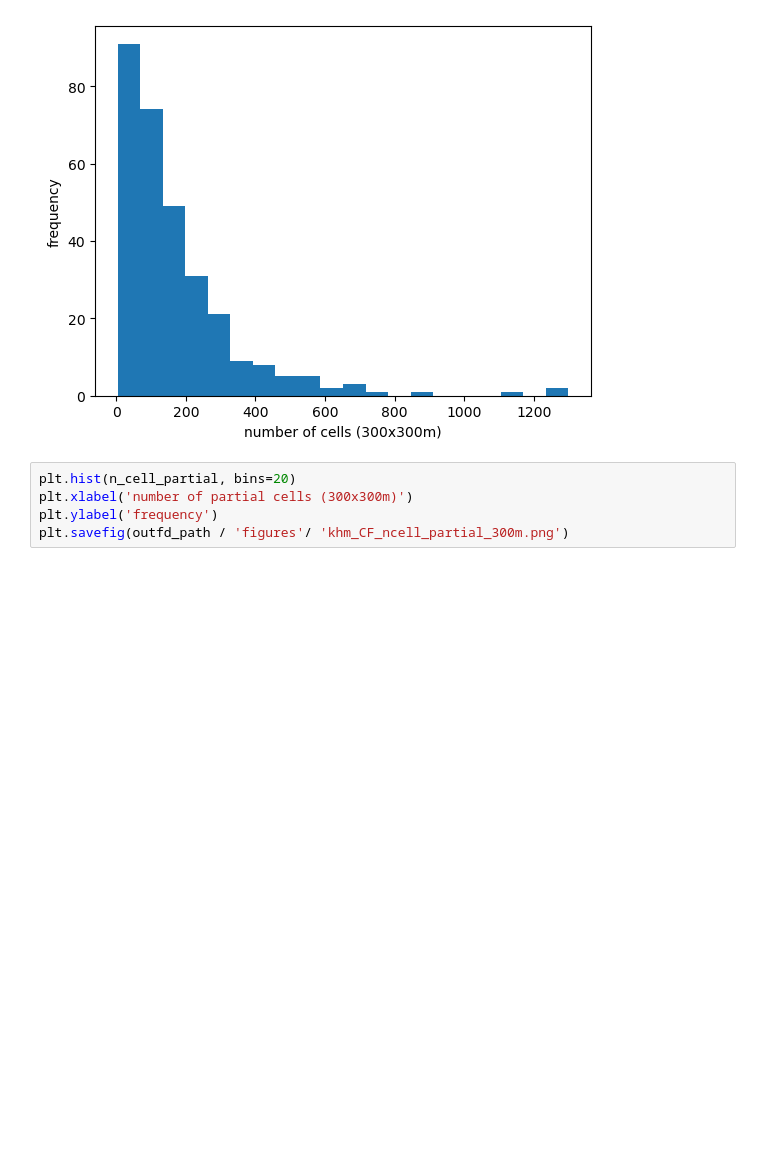
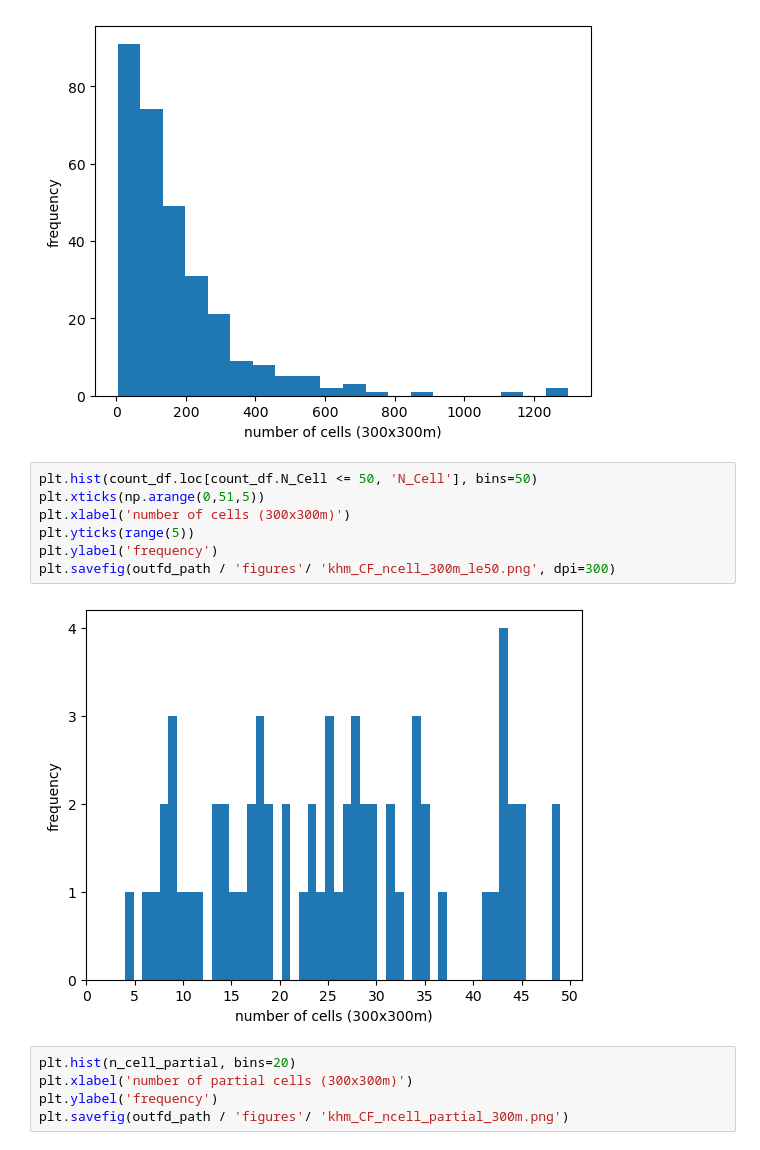
Before and after one commit to sig-gis/mpi, a Jupyter notebook: code/other/cells_in_CF.ipynb, the cells around one changed output. Saved outputs shown, nothing was run; the diff lists cells and outputs as text; blank space fills up the shorter version.

```diff
--- a/code/other/cells_in_CF.ipynb
+++ b/code/other/cells_in_CF.ipynb
@@ -211,6 +211,15 @@ plt.ylabel('frequency')
 plt.savefig(outfd_path / 'figures'/ 'khm_CF_ncell_300m.png')
 # %% [output]
 [figure]
+# %%
+plt.hist(count_df.loc[count_df.N_Cell <= 50, 'N_Cell'], bins=50)
+plt.xticks(np.arange(0,51,5))
+plt.xlabel('number of cells (300x300m)')
+plt.yticks(range(5))
+plt.ylabel('frequency')
+plt.savefig(outfd_path / 'figures'/ 'khm_CF_ncell_300m_le50.png', dpi=300)
+# %% [output]
+[figure, added]
 # %%
 plt.hist(n_cell_partial, bins=20)
 plt.xlabel('number of partial cells (300x300m)')
```
Also changed, not shown: parts of 1 cell of this notebook, 3 other files.
